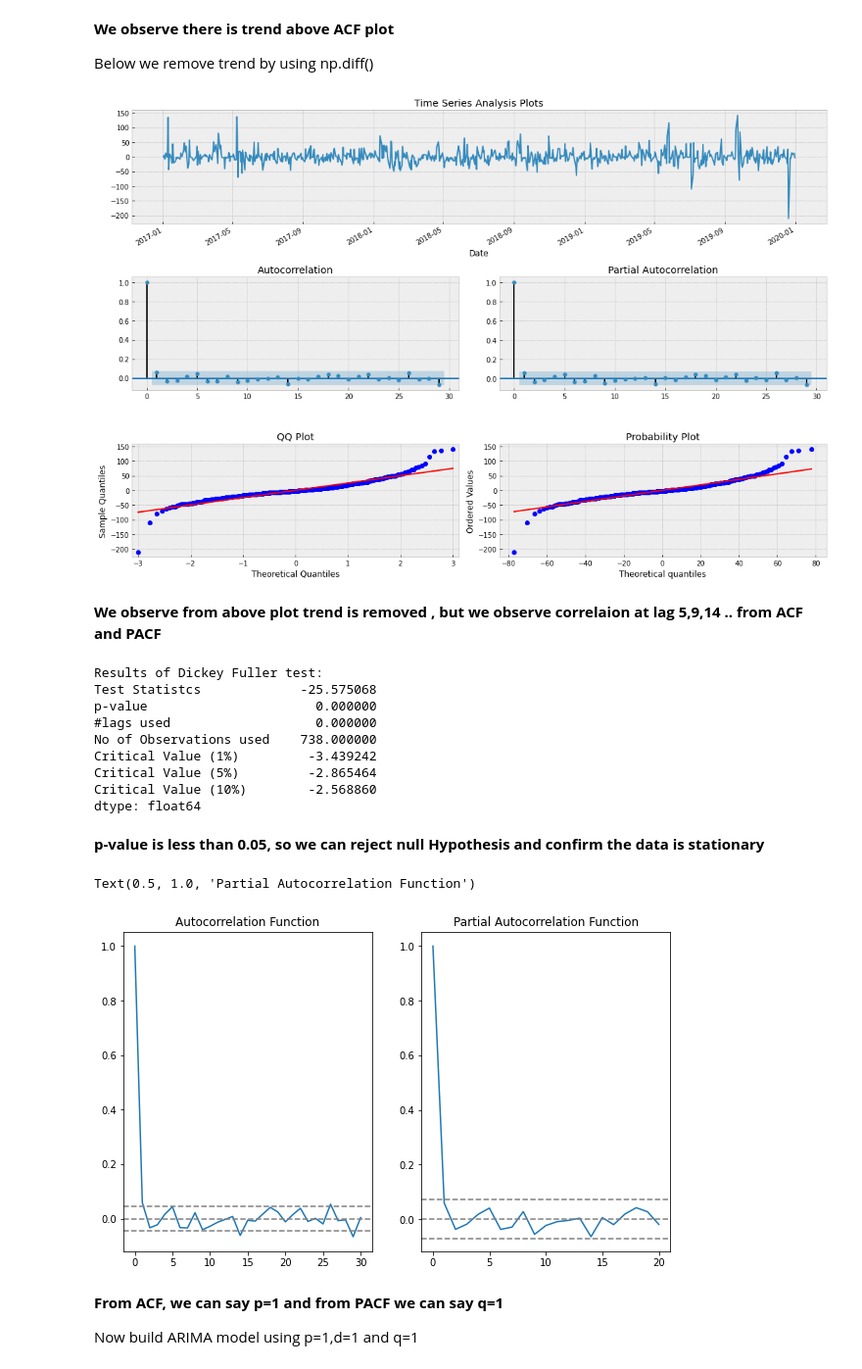
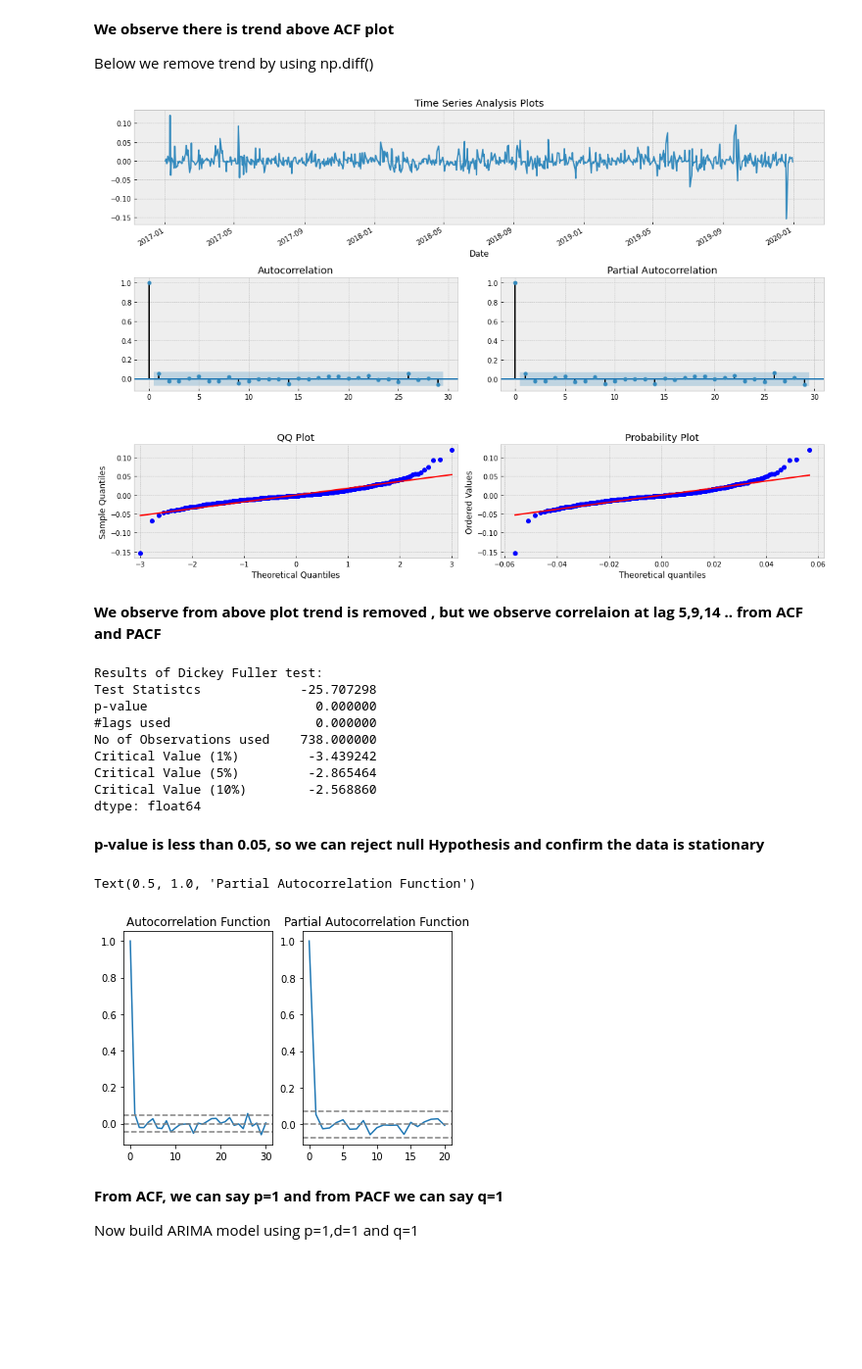
Before and after one commit to santoshgurujula/Springboard, a Jupyter notebook: TimeSeriesModel.ipynb, the cells around one changed output. Shown: that part at 98% size. Cells and saved outputs as stored; diff of their text form; code cells hidden in the pictures; blank space fills up the shorter version.

```diff
--- a/TimeSeriesModel.ipynb
+++ b/TimeSeriesModel.ipynb
@@ -206,10 +206,13 @@ tsplot(IndexedDataset['Close_BOM500002'])
 Below  we remove trend by using np.diff()
 # %%
 #use np.diff to remove trend
-IndexedDataset['Close_BOM500002_diff']=np.append(0,np.diff(IndexedDataset['Close_BOM500002']))
-tsplot(IndexedDataset['Close_BOM500002_diff'])
+IndexedDataset['Close_BOM500002_log']=np.log(IndexedDataset['Close_BOM500002'])
+IndexedDataset['Close_BOM500002_logdiff']=np.append(0,np.diff(IndexedDataset['Close_BOM500002_log']))
+#IndexedDataset['Close_BOM500002_logdiff']= IndexedDataset['Close_BOM500002']-IndexedDataset['Close_BOM500002'].shift()
+#IndexedDataset['Close_BOM500002_logdiff']
+tsplot(IndexedDataset['Close_BOM500002_logdiff'])
 # %% [output]
-[figure, old version]
+[figure, new version]
 # %% [markdown]
 **We observe from above plot trend is removed , but we observe correlaion at lag 5,9,14 .. from ACF and PACF**
 # %%
@@ -217,7 +220,7 @@ tsplot(IndexedDataset['Close_BOM500002_diff'])
 from statsmodels.tsa.stattools import adfuller
 
 print('Results of Dickey Fuller test:')
-dftest=adfuller(IndexedDataset['Close_BOM500002_diff'],autolag='AIC')
+dftest=adfuller(IndexedDataset['Close_BOM500002_logdiff'],autolag='AIC')
 
 dfoutput = pd.Series(dftest[0:4],index = ['Test Statistcs ', 'p-value', '#lags used', 'No of Observations used'] )
 for key,value in dftest[4].items():
@@ -226,7 +229,7 @@ for key,value in dftest[4].items():
 print(dfoutput)
 # %% [output]
 Results of Dickey Fuller test:
-Test Statistcs             -25.575068
+Test Statistcs             -25.707298
 p-value                      0.000000
 #lags used                   0.000000
 No of Observations used    738.000000
@@ -240,29 +243,29 @@ and confirm the data is stationary**
 # %%
 #plot ACF and PACF
 from statsmodels.tsa.stattools import acf,pacf
 
-lag_acf=acf(IndexedDataset['Close_BOM500002_diff'],nlags=30)
-lag_pacf = pacf (IndexedDataset['Close_BOM500002_diff'],nlags=20, method ='ols')
+lag_acf=acf(IndexedDataset['Close_BOM500002_logdiff'],nlags=30)
+lag_pacf = pacf (IndexedDataset['Close_BOM500002_logdiff'],nlags=20, method ='ols')
 
 #plot ACF
 plt.subplot(121)
 plt.plot(lag_acf)
 plt.axhline(y=0,linestyle='--',color='gray')
-plt.axhline(y=-1.25/np.sqrt(len(IndexedDataset['Close_BOM500002_diff'])),linestyle='--',color='gray')
-plt.axhline(y=1.25/np.sqrt(len(IndexedDataset['Close_BOM500002_diff'])),linestyle='--',color='gray')
+plt.axhline(y=-1.25/np.sqrt(len(IndexedDataset['Close_BOM500002_logdiff'])),linestyle='--',color='gray')
+plt.axhline(y=1.25/np.sqrt(len(IndexedDataset['Close_BOM500002_logdiff'])),linestyle='--',color='gray')
 plt.title('Autocorrelation Function')
 
 
 #plot PACF
 plt.subplot(122)
 plt.plot(lag_pacf)
 plt.axhline(y=0,linestyle='--',color='gray')
-plt.axhline(y=-1.96/np.sqrt(len(IndexedDataset['Close_BOM500002_diff'])),linestyle='--',color='gray')
-plt.axhline(y=1.96/np.sqrt(len(IndexedDataset['Close_BOM500002_diff'])),linestyle='--',color='gray')
+plt.axhline(y=-1.96/np.sqrt(len(IndexedDataset['Close_BOM500002_logdiff'])),linestyle='--',color='gray')
+plt.axhline(y=1.96/np.sqrt(len(IndexedDataset['Close_BOM500002_logdiff'])),linestyle='--',color='gray')
 plt.title('Partial Autocorrelation Function')
 # %% [output]
 Text(0.5, 1.0, 'Partial Autocorrelation Function')
-[figure, old version]
+[figure, new version]
 # %% [markdown]
 **From ACF, we can say p=1 and from PACF we can say q=1**
 
```
Also changed, not shown: parts of 11 cells of this notebook.
